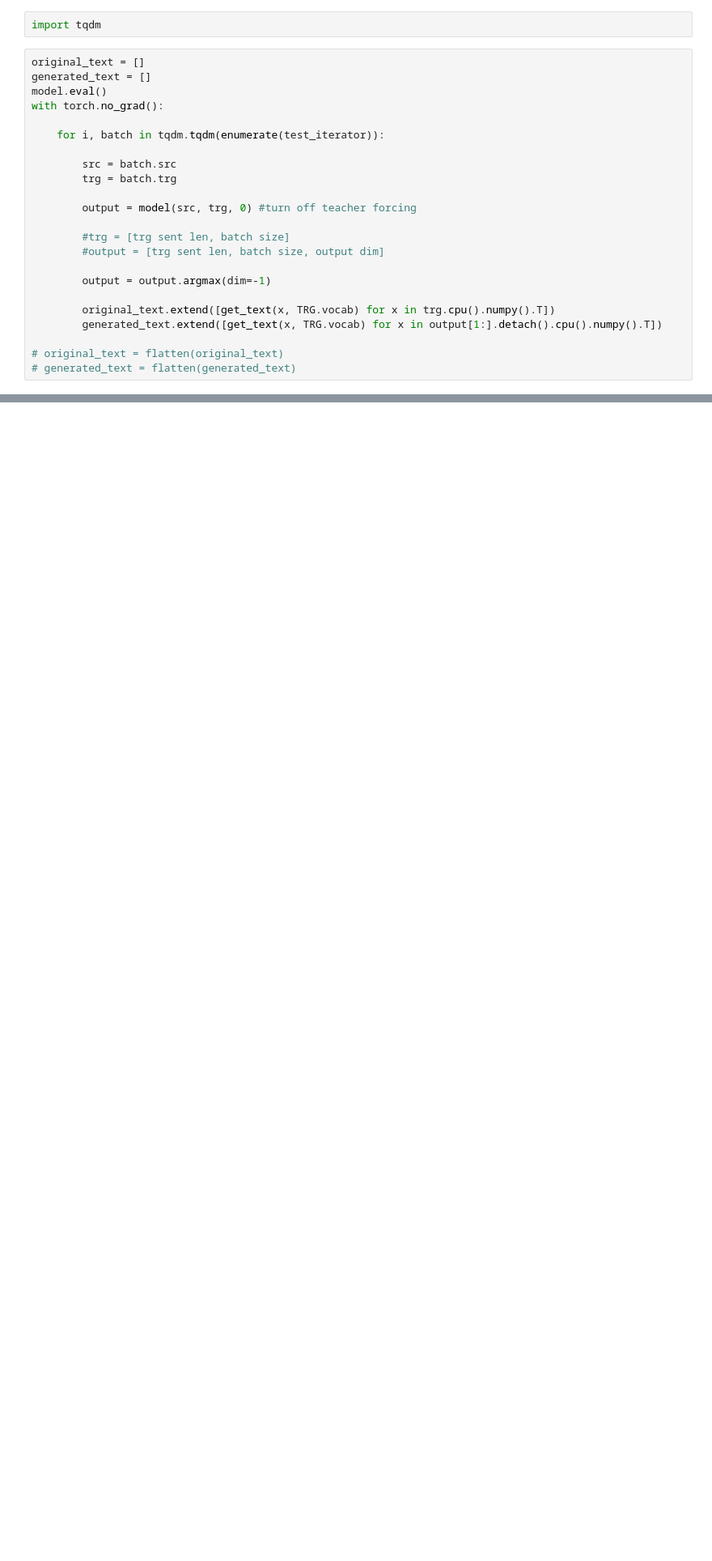
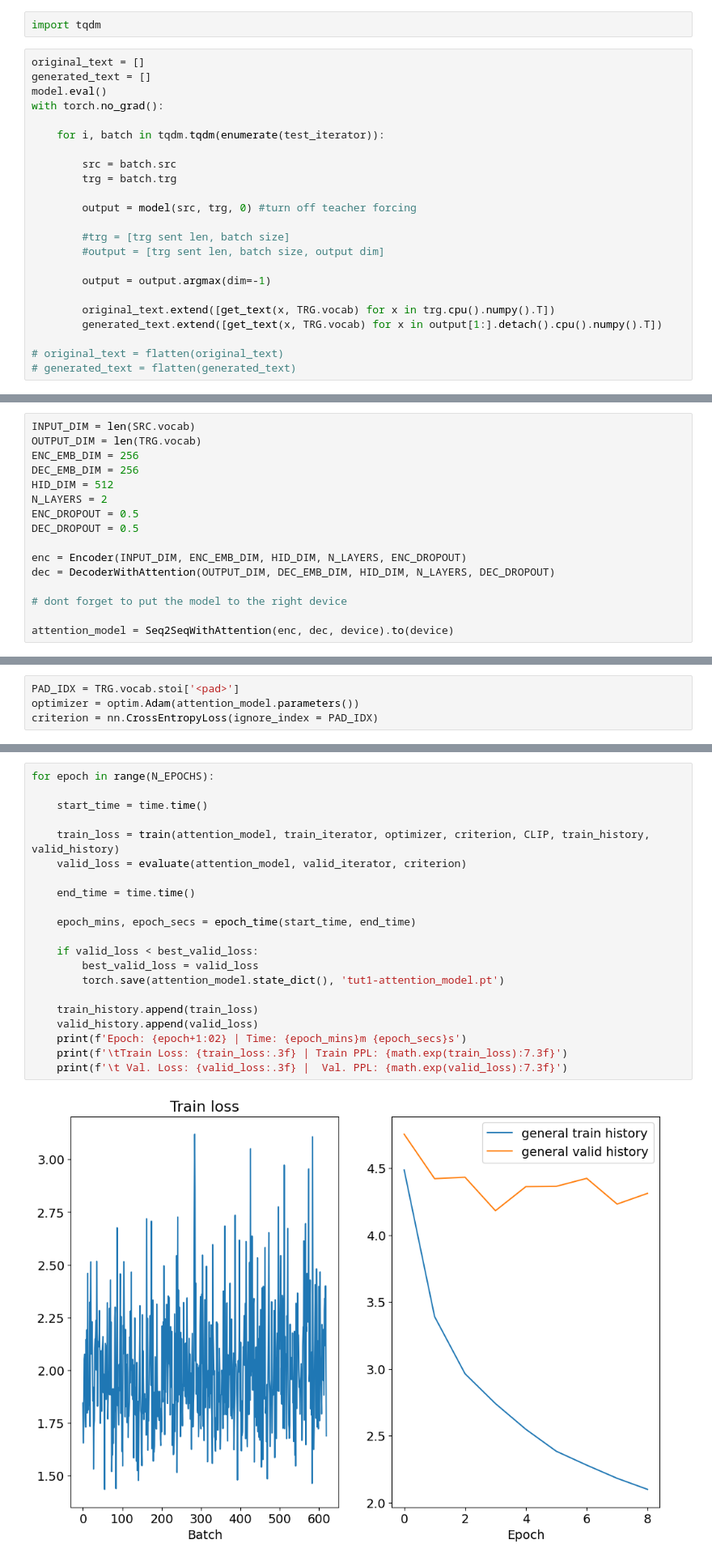
Before and after one commit to Mavic-ux/ml-course, a Jupyter notebook: homeworks_advanced/Lab02_NMT/lab02_Neural_Machine_Translation.ipynb, the cells around one changed output, grey strips where cells are left out. Shown at 81% size. Drawn from its saved outputs; the diff is of its cells as text; blank space fills up the shorter version.

```diff
--- a/homeworks_advanced/Lab02_NMT/lab02_Neural_Machine_Translation.ipynb
+++ b/homeworks_advanced/Lab02_NMT/lab02_Neural_Machine_Translation.ipynb
@@ -460,0 +504,16 @@ corpus_bleu([[text] for text in original_text], generated_text) * 100
+# %%
+INPUT_DIM = len(SRC.vocab)
+OUTPUT_DIM = len(TRG.vocab)
+ENC_EMB_DIM = 256
+DEC_EMB_DIM = 256
+HID_DIM = 512
+N_LAYERS = 2
+ENC_DROPOUT = 0.5
+DEC_DROPOUT = 0.5
+
+enc = Encoder(INPUT_DIM, ENC_EMB_DIM, HID_DIM, N_LAYERS, ENC_DROPOUT)
+dec = DecoderWithAttention(OUTPUT_DIM, DEC_EMB_DIM, HID_DIM, N_LAYERS, DEC_DROPOUT)
+
+# dont forget to put the model to the right device
+
+attention_model = Seq2SeqWithAttention(enc, dec, device).to(device)
@@ -460,0 +552,4 @@ corpus_bleu([[text] for text in original_text], generated_text) * 100
+# %%
+PAD_IDX = TRG.vocab.stoi['<pad>']
+optimizer = optim.Adam(attention_model.parameters())
+criterion = nn.CrossEntropyLoss(ignore_index = PAD_IDX)
@@ -460,0 +585,23 @@ corpus_bleu([[text] for text in original_text], generated_text) * 100
+# %%
+for epoch in range(N_EPOCHS):
+
+    start_time = time.time()
+
+    train_loss = train(attention_model, train_iterator, optimizer, criterion, CLIP, train_history, valid_history)
+    valid_loss = evaluate(attention_model, valid_iterator, criterion)
+
+    end_time = time.time()
+
+    epoch_mins, epoch_secs = epoch_time(start_time, end_time)
+
+    if valid_loss < best_valid_loss:
+        best_valid_loss = valid_loss
+        torch.save(attention_model.state_dict(), 'tut1-attention_model.pt')
+
+    train_history.append(train_loss)
+    valid_history.append(valid_loss)
+    print(f'Epoch: {epoch+1:02} | Time: {epoch_mins}m {epoch_secs}s')
+    print(f'\tTrain Loss: {train_loss:.3f} | Train PPL: {math.exp(train_loss):7.3f}')
+    print(f'\t Val. Loss: {valid_loss:.3f} |  Val. PPL: {math.exp(valid_loss):7.3f}')
+# %% [output]
+[figure, added]
```
Also changed, not shown: parts of 70 cells of this notebook, 1 other file.
